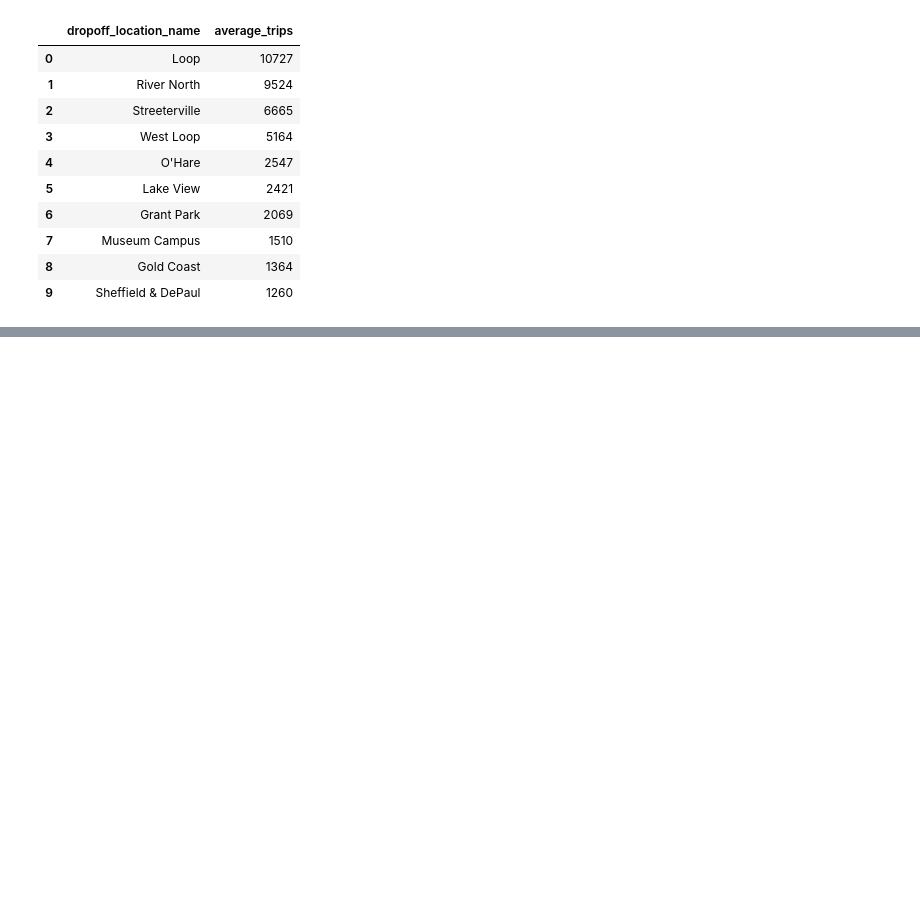
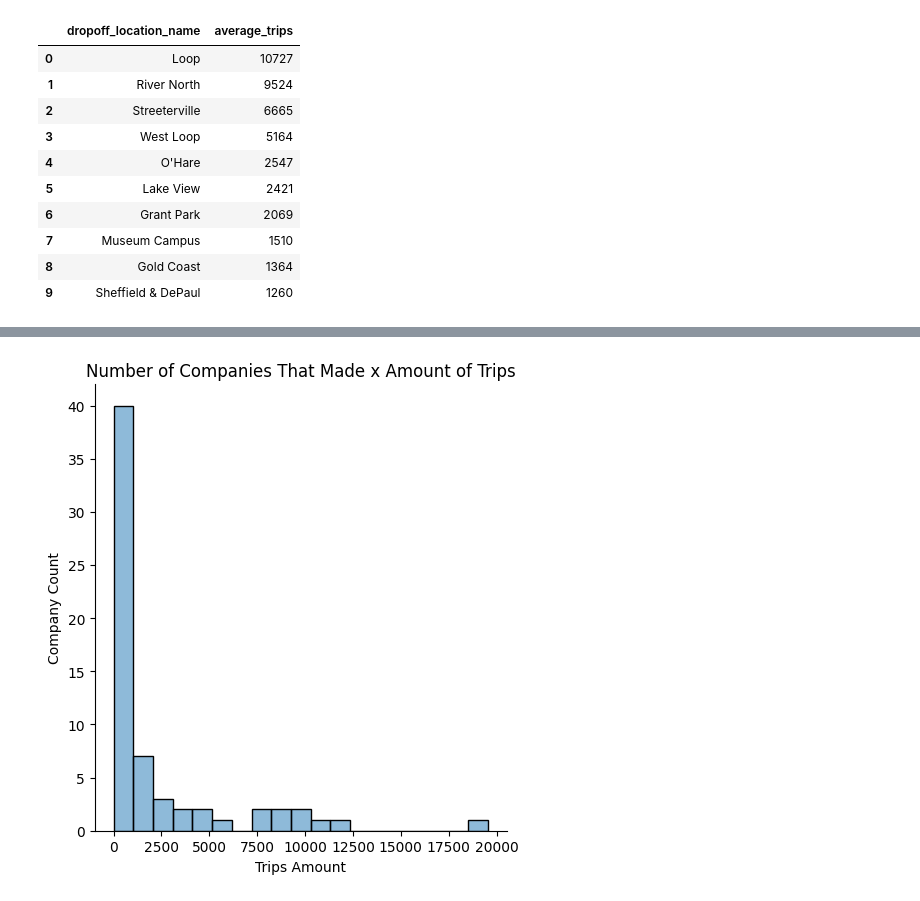
Before and after one commit to Vyncent-vdW/sprint_six_sql_project, a Jupyter notebook: sprint_six_sql_nb.ipynb, the cells around one changed output, grey strips where cells are left out. Cells and saved outputs as stored; diff of their text form; code cells hidden in the pictures; blank space fills up the shorter version.

```diff
--- a/sprint_six_sql_nb.ipynb
+++ b/sprint_six_sql_nb.ipynb
@@ -185,0 +261,8 @@ dropoff_trips_avg.head(10)
+# %%
+sns.displot(data=company_trips_amount, legend=False)
+plt.xlabel('Trips Amount')
+plt.ylabel('Company Count')
+plt.title('Number of Companies That Made x Amount of Trips', loc='center')
+plt.show()
+# %% [output]
+[figure, added]
```
Also changed, not shown: parts of 8 cells of this notebook.
